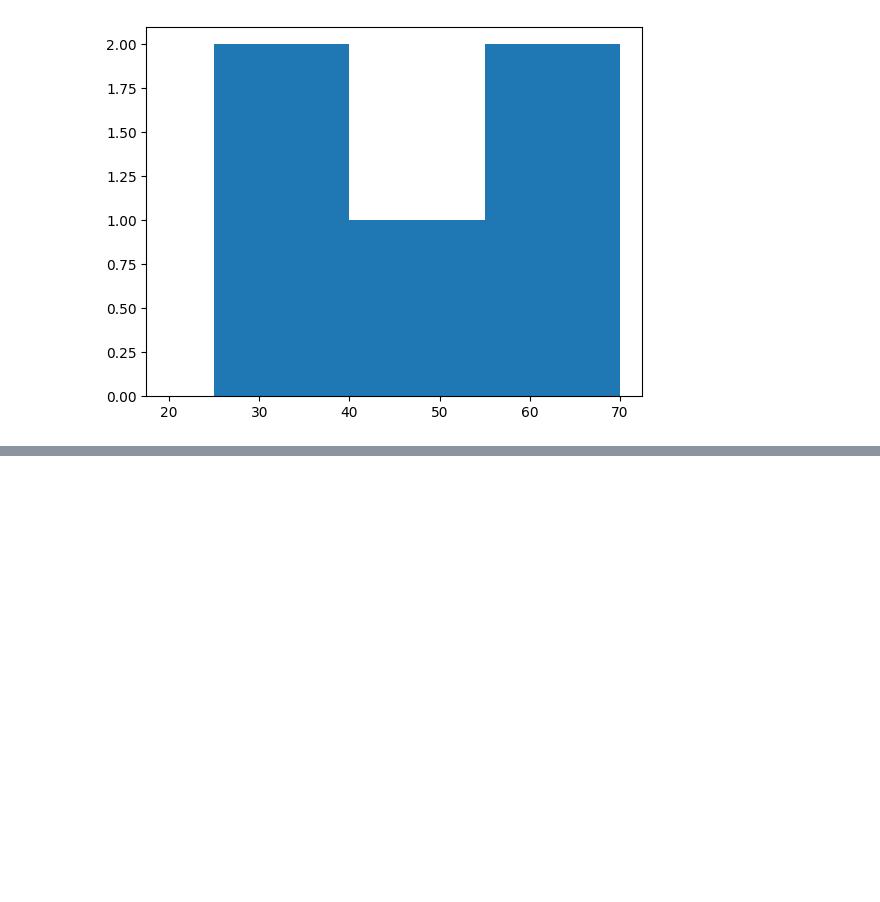
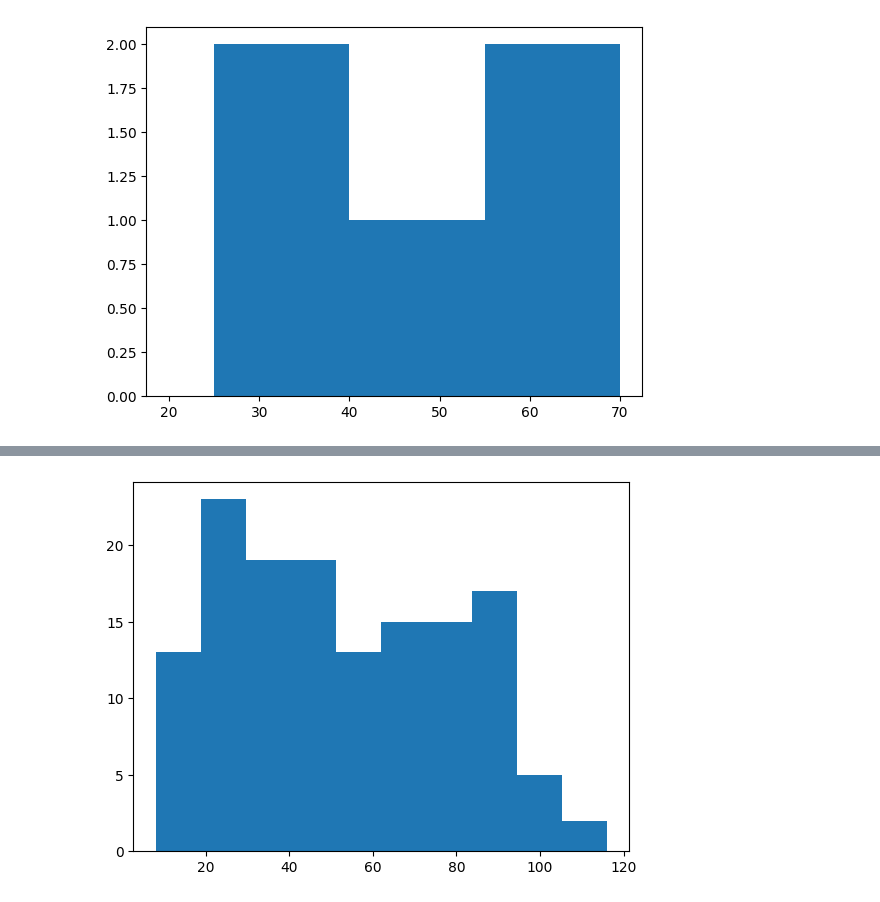
Before and after one commit to pranavsirsufale/attendance_system, a Jupyter notebook: pythoncode/visualization_python.ipynb, the cells around one changed output, grey strips where cells are left out. Cells and saved outputs as stored; diff of their text form; code cells hidden in the pictures; blank space fills up the shorter version.

Commit message:
add visualization note

```diff
--- a/pythoncode/visualization_python.ipynb
+++ b/pythoncode/visualization_python.ipynb
@@ -417,3 +417,7 @@ plt.hist(data , bins = [20 , 25 , 40 , 55 , 70 ])
  array([20., 25., 40., 55., 70.]),
  <BarContainer object of 4 artists>)
 [figure]
+# %%
+# on data
+df = pd.read_csv('F:/attendance system/pythoncode/vk.txt')
+df
@@ -419,0 +438,5 @@ plt.hist(data , bins = [20 , 25 , 40 , 55 , 70 ])
+# %%
+plt.hist(df['batsman_runs'])
+plt.show()
+# %% [output]
+[figure, added]
```
Also changed, not shown: parts of 55 cells of this notebook, 2 other files.
